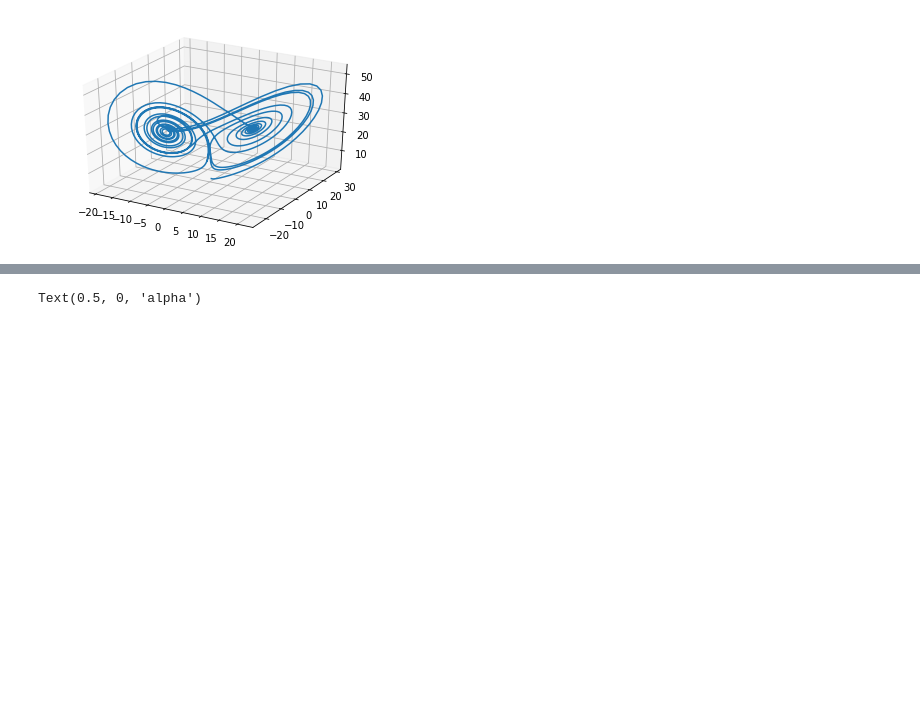
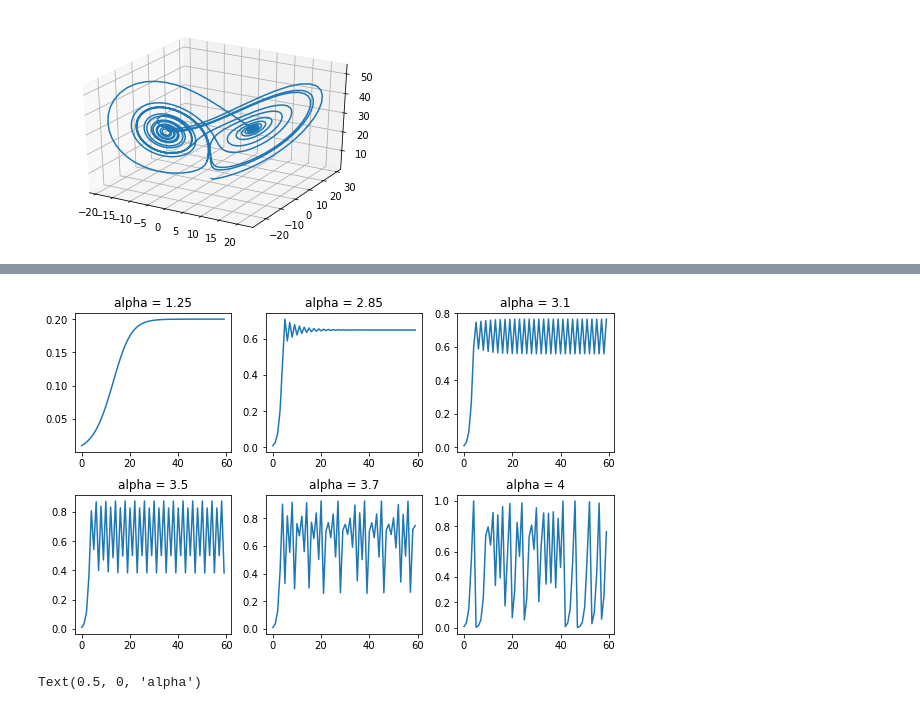
Before and after one commit to to-osaki/studying-python, a Jupyter notebook: ohmsha-python_computer_simulation_book/Chapter5.ipynb, the cells around one changed output, grey strips where cells are left out. Saved outputs shown, nothing was run; the diff lists cells and outputs as text; code cells hidden in the pictures; blank space fills up the shorter version.

```diff
--- a/ohmsha-python_computer_simulation_book/Chapter5.ipynb
+++ b/ohmsha-python_computer_simulation_book/Chapter5.ipynb
@@ -234,8 +275,3 @@ for i in range(len(alpha)):
     xarr[i, 0] = x0
     for k in range(num - 1):
         xarr[i, k + 1] = alpha[i] * xarr[i, k] * (1 - xarr[i, k])
-# %%
-for i in range(len(alpha)):
-    plt.title(f"alpha = {alpha[i]}")
-    plt.plot(xarr[i, :])
-    plt.show()
@@ -249,3 +278,11 @@ for i in range(len(alpha)):
+# %%
+fig, ax = plt.subplots(2, 3, figsize=(8.0, 5.0), constrained_layout=True)
+for i in range(len(alpha)):
+    axis = ax[int(i / 3), i % 3]
+    axis.set_title(f"alpha = {alpha[i]}")
+    axis.plot(xarr[i, :])
+# %% [output]
+[figure, added]
 # %%
 n = 200
 npick = 50 # 系列のうち最後のnpick分をプロットする
```
Also changed, not shown: parts of 10 cells of this notebook.
